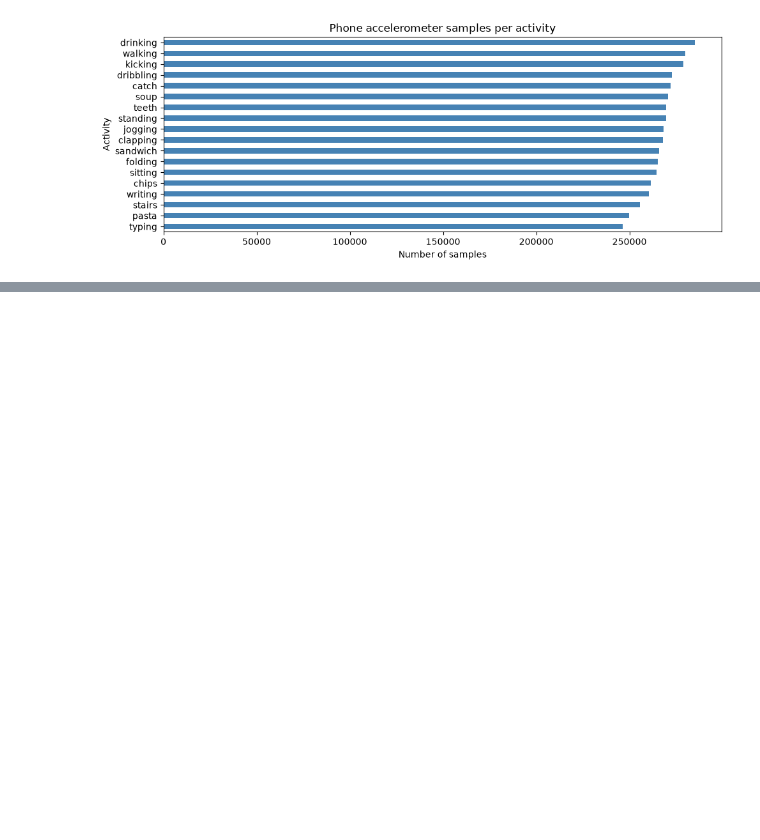
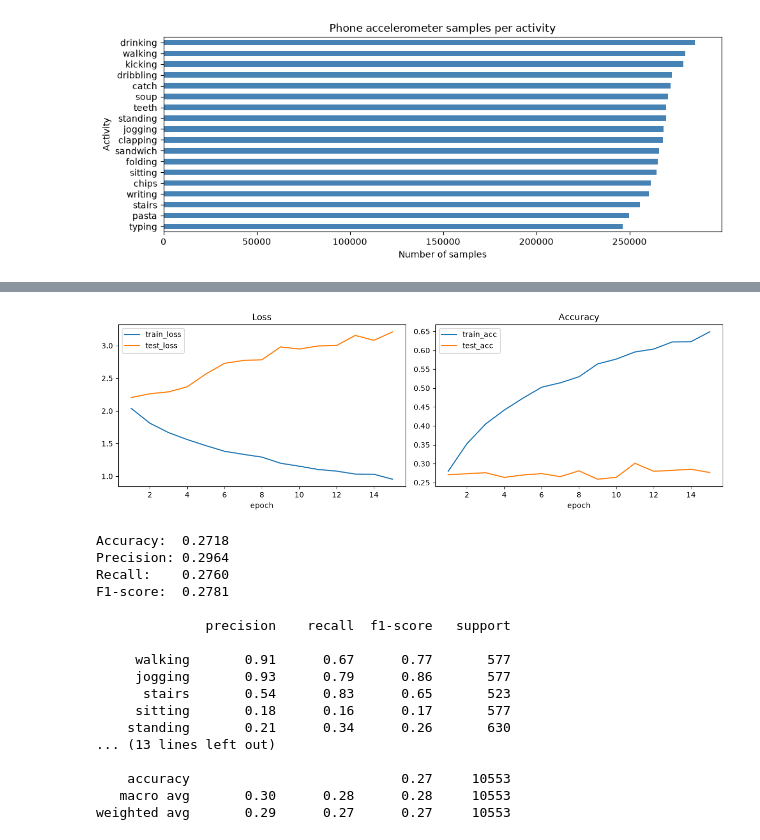
Before and after one commit to Beekeyinn/NLP-HAR-PROJ, a Jupyter notebook: dataset.ipynb, the cells around one changed output, grey strips where cells are left out. Drawn from its saved outputs; the diff is of its cells as text; code cells hidden in the pictures; blank space fills up the shorter version.

Commit message:
feat: initial draft for cnn-lstm classification model

```diff
--- a/dataset.ipynb
+++ b/dataset.ipynb
@@ -229,0 +489,47 @@ plt.show()
+# %%
+fig, axes = plt.subplots(1, 2, figsize=(12, 4))
+history_df.plot(x="epoch", y=["train_loss", "test_loss"], ax=axes[0], title="Loss")
+history_df.plot(x="epoch", y=["train_acc", "test_acc"], ax=axes[1], title="Accuracy")
+plt.tight_layout()
+plt.show()
+
+model.eval()
+with torch.no_grad():
+    test_logits = model(torch.from_numpy(X_test).to(DEVICE))
+    test_preds = test_logits.argmax(dim=1).cpu().numpy()
+
+acc = accuracy_score(y_test, test_preds)
+precision, recall, f1, _ = precision_recall_fscore_support(y_test, test_preds, average="macro", zero_division=0)
+print(f"Accuracy:  {acc:.4f}")
+print(f"Precision: {precision:.4f}")
+print(f"Recall:    {recall:.4f}")
+print(f"F1-score:  {f1:.4f}")
+print()
+print(
+    classification_report(
+        y_test,
+        test_preds,
+        labels=range(len(label_encoder.classes_)),
+        target_names=[ACTIVITY_MAP[c] for c in label_encoder.classes_],
+        zero_division=0,
+    )
+)
+# %% [output]
+[figure, added]
+Accuracy:  0.2718
+Precision: 0.2964
+Recall:    0.2760
+F1-score:  0.2781
+
+              precision    recall  f1-score   support
+
+     walking       0.91      0.67      0.77       577
+     jogging       0.93      0.79      0.86       577
+      stairs       0.54      0.83      0.65       523
+     sitting       0.18      0.16      0.17       577
+    standing       0.21      0.34      0.26       630
+... (13 lines left out)
+
+    accuracy                           0.27     10553
+   macro avg       0.30      0.28      0.28     10553
+weighted avg       0.29      0.27      0.27     10553
```
Also changed, not shown: parts of 10 cells of this notebook, 17 other files.
